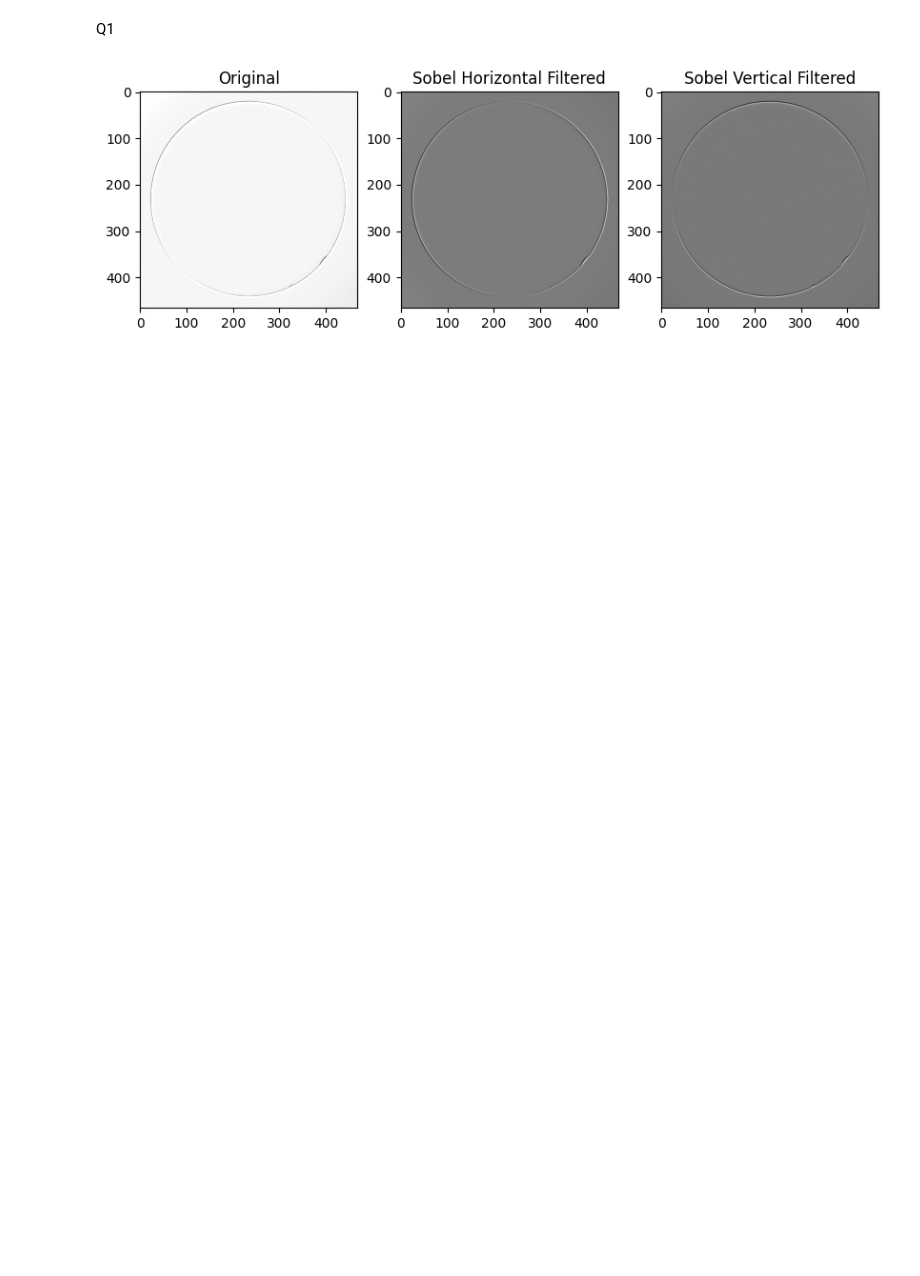
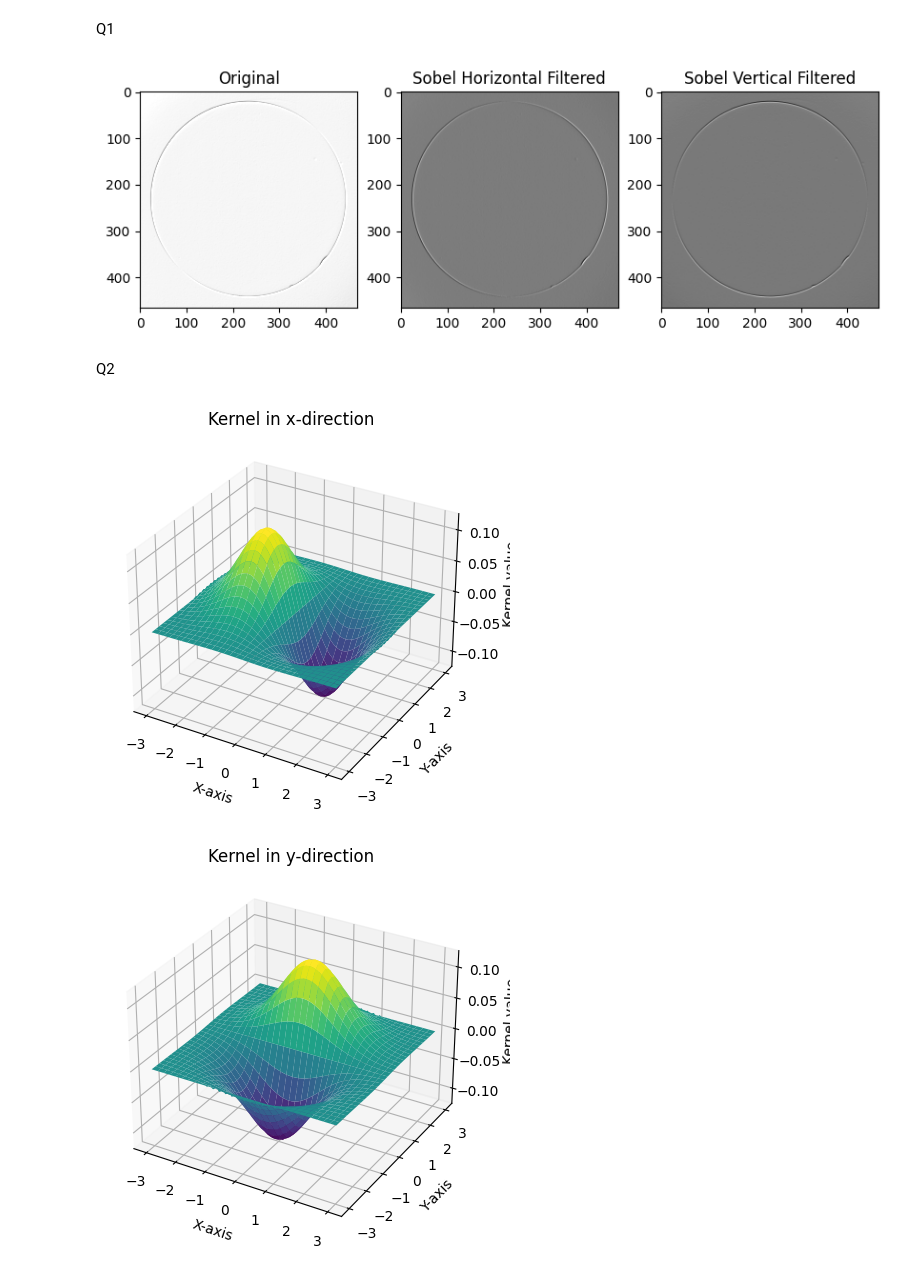
Before and after one commit to SathyaYapa/ImgProAssignment2, a Jupyter notebook: d_eng_21_0109_a02.ipynb, the cells around one changed output. Cells and saved outputs as stored; diff of their text form; code cells hidden in the pictures; blank space fills up the shorter version.

```diff
--- a/d_eng_21_0109_a02.ipynb
+++ b/d_eng_21_0109_a02.ipynb
@@ -30,3 +30,48 @@ ax[2].set_title('Sobel Vertical Filtered')
 plt.show()
 # %% [output]
 [figure]
+# %% [markdown]
+Q2
+# %%
+import numpy as np
+import matplotlib.pyplot as plt
+from mpl_toolkits import mplot3d
+
+# define the domain
+x = np.arange(-3, 3.1, 0.1)
+y = np.arange(-3, 3.1, 0.1)
+X, Y = np.meshgrid(x, y)
+
+# define sigma
+sigma = 1
+
+# calculate the kernels
+G= np.exp(-(X**2+Y**2)/(2*sigma**2))
+
+kernelx= np.array([[0,0,0],[-1,0.,1],[0,0,0]], dtype=np.float32)
+Gx= cv.filter2D(G, -1, kernelx)
+
+kernely= np.array([[0,1,0],[0,0,0],[0,-1,0]], dtype=np.float32)
+Gy= cv.filter2D(G, -1, kernely)
+
+# plot the kernels
+fig = plt.figure()
+ax = plt.axes(projection='3d')
+ax.plot_surface(X, Y, Gx, cmap='viridis')
+ax.set_title('Kernel in x-direction')
+ax.set_xlabel('X-axis')
+ax.set_ylabel('Y-axis')
+ax.set_zlabel('Kernel value')
+plt.show()
+
+fig = plt.figure()
+ax = plt.axes(projection='3d')
+ax.plot_surface(X, Y, Gy, cmap='viridis')
+ax.set_title('Kernel in y-direction')
+ax.set_xlabel('X-axis')
+ax.set_ylabel('Y-axis')
+ax.set_zlabel('Kernel value')
+plt.show()
+# %% [output]
+[figure, added]
+[figure, added]
```
Also changed, not shown: 1 other file.
